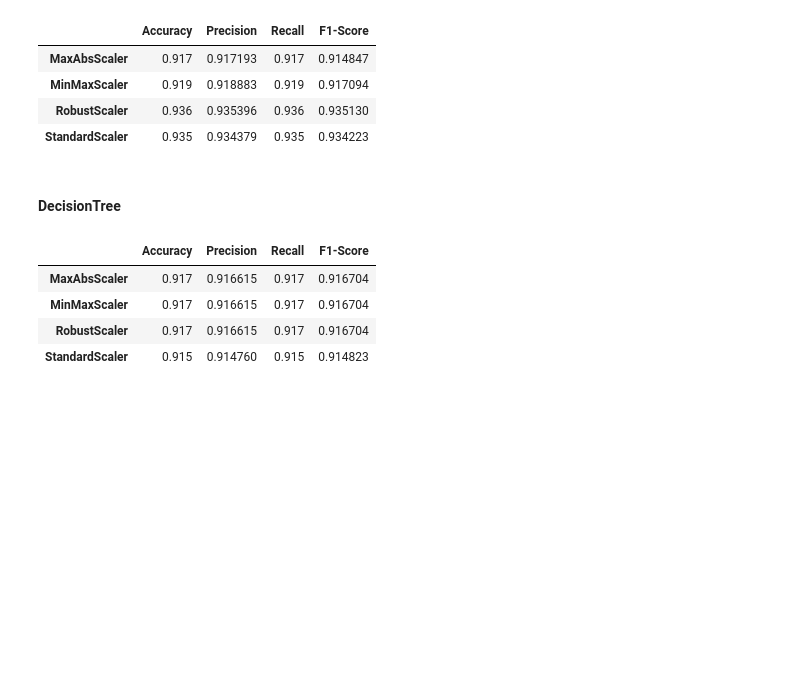
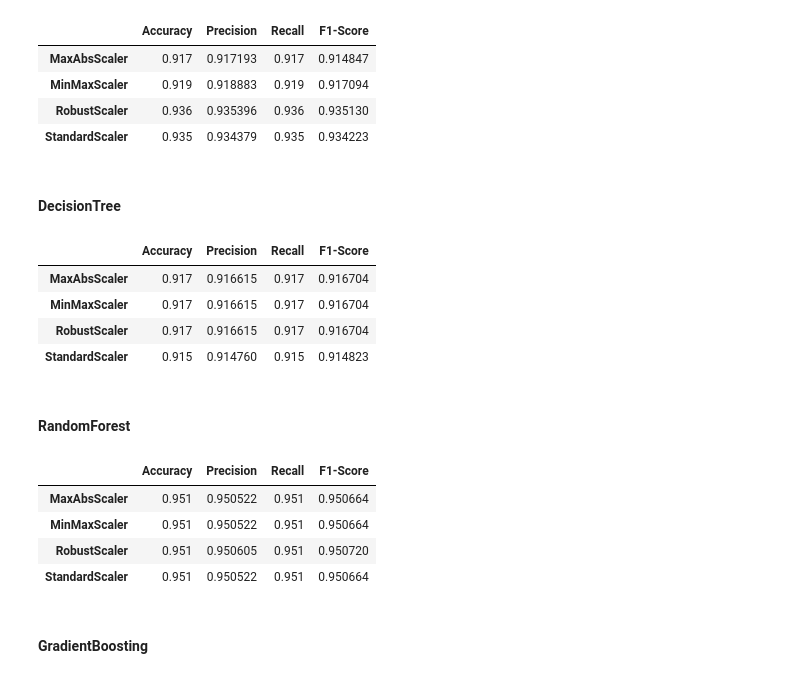
Before and after one commit to CaioViegas/projeto_qualidade_ar, a Jupyter notebook: Notebooks/analise_modelos.ipynb, the cells around one changed output. Drawn from its saved outputs; the diff is of its cells as text; code cells hidden in the pictures; blank space fills up the shorter version.

```diff
--- a/Notebooks/analise_modelos.ipynb
+++ b/Notebooks/analise_modelos.ipynb
@@ -90,3 +90,17 @@ apresentar_resultados(decision_tree)
 | MinMaxScaler | 0.917 | 0.916615 | 0.917 | 0.916704 |
 | RobustScaler | 0.917 | 0.916615 | 0.917 | 0.916704 |
 | StandardScaler | 0.915 | 0.914760 | 0.915 | 0.914823 |
+# %% [markdown]
+#### RandomForest
+# %%
+random_forest = RandomForestClassifier(random_state=101)
+# %%
+apresentar_resultados(random_forest)
+# %% [output]
+|  | Accuracy | Precision | Recall | F1-Score |
+| MaxAbsScaler | 0.951 | 0.950522 | 0.951 | 0.950664 |
+| MinMaxScaler | 0.951 | 0.950522 | 0.951 | 0.950664 |
+| RobustScaler | 0.951 | 0.950605 | 0.951 | 0.950720 |
+| StandardScaler | 0.951 | 0.950522 | 0.951 | 0.950664 |
+# %% [markdown]
+#### GradientBoosting
```
Also changed, not shown: parts of 14 cells of this notebook.
